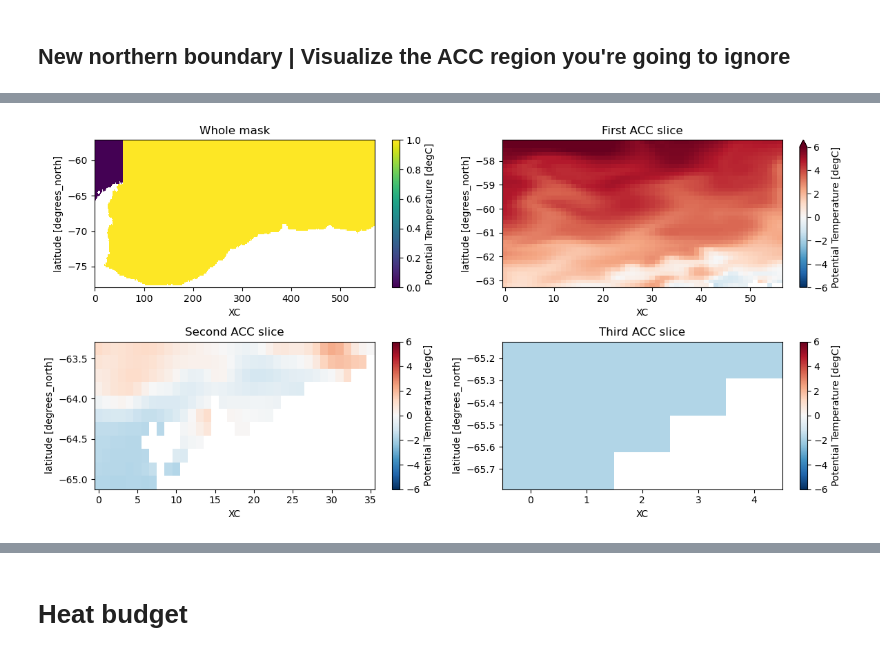
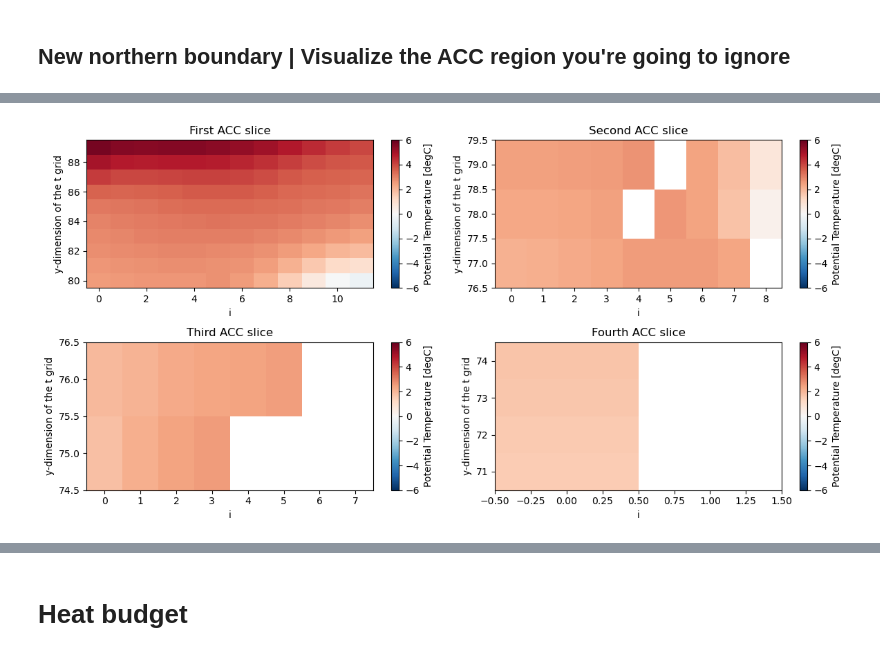
Before and after one commit to shanicetbailey/chapter1, a Jupyter notebook: ECCO-budgets/2_heat_salt_budget.ipynb, the cells around one changed output, grey strips where cells are left out. Drawn from its saved outputs; the diff is of its cells as text; code cells hidden in the pictures.

```diff
--- a/ECCO-budgets/2_heat_salt_budget.ipynb
+++ b/ECCO-budgets/2_heat_salt_budget.ipynb
@@ -85,9 +85,9 @@ Coordinates:
     oceTAUY    (time, j_g, i) float32 dask.array<chunksize=(1, 1, 90), meta=np.ndarray>
 # %%
 #view current coord structure of i
-coords.i.values
+coordsr.i.values
 #locate 0, that's where -180 is
-coords.i.values[50]
+coordsr.i.values[50]
 #create lon object to replace current i indexing
 lon = np.arange(-180, 180)
 #roll lon appropriately so new indexing values matches actual grid
@@ -95,5 +95,7 @@ lon_rolled = np.roll(lon, 50)
 #insert new lon indices for both i & i_g
 dsr['i'] = lon_rolled
 dsr['i_g'] = lon_rolled
+coordsr['i'] = lon_rolled
+coordsr['i_g'] = lon_rolled
 # %% [markdown]
 ## New northern boundary | Visualize the ACC region you're going to ignore
@@ -104,24 +124,20 @@ right_lon = 118 #30.5˚ #used to be 115
 lower_lat = 30 #~-80˚ #used to be 38
 upper_lat = 90 #-56.73891
 
-j_g_upper = 90 #-56.2021
-i_g_right = 118
-i_g_left = 22
-
 #set the boundaries
 lat_range = dict(j=slice(lower_lat, upper_lat))
 lon_range = dict(i=slice(left_lon, right_lon))
-lat_range_u = dict(j_g=slice(lower_lat, j_g_upper))
-lon_range_u = dict(i_g=slice(left_lon, i_g_right))
+lat_range_u = dict(j_g=slice(lower_lat, upper_lat))
+lon_range_u = dict(i_g=slice(left_lon, right_lon))
 
 t = 30
 level = 0
 
-coords = coordsr.isel(time=t, k=level, **lat_range, **lon_range, **lat_range_u, **lon_range_u)
-ds = dsr.isel(time=t, k=level, **lat_range, **lon_range, **lat_range_u, **lon_range_u)
+coords = coordsr.isel(**lat_range, **lon_range, **lat_range_u, **lon_range_u)
+ds = dsr.isel(**lat_range, **lon_range, **lat_range_u, **lon_range_u)
 # %%
-temp = ds.THETA[0,0].drop('XC')
-mask = coords.drop('XC').hFacC[0] > 0
+temp = ds.THETA[0,0].drop('i')
+mask = coords.drop('i').hFacC[0] > 0
 # %%
 temp.where(mask).plot();
 # %% [output]
@@ -140,16 +157,16 @@ mask_acc.where(mask).plot();
 # %%
 #visualize the 3 masks
 fig, ax = plt.subplots(2,2, figsize=(12,6))
 
-mask_acc.where(mask).plot(ax=ax[0,0])
-ax[0,0].set_title('Whole mask')
-temp.where(mask)[88:None, None:57].plot(ax=ax[0,1], cmap='RdBu_r', vmin=-6, vmax=6)
-ax[0,1].set_title('First ACC slice')
-temp.where(mask)[77:88, None:36].plot(ax=ax[1,0], cmap='RdBu_r', vmin=-6, vmax=6)
-ax[1,0].set_title('Second ACC slice')
-temp.where(mask)[73:77, None:5].plot(ax=ax[1,1], cmap='RdBu_r', vmin=-6, vmax=6)
-ax[1,1].set_title('Third ACC slice')
+temp.where(mask)[50:None, None:12].plot(ax=ax[0,0], cmap='RdBu_r', vmin=-6, vmax=6)
+ax[0,0].set_title('First ACC slice')
+temp.where(mask)[47:50, None:9].plot(ax=ax[0,1], cmap='RdBu_r', vmin=-6, vmax=6)
+ax[0,1].set_title('Second ACC slice')
+temp.where(mask)[45:47, None:8].plot(ax=ax[1,0], cmap='RdBu_r', vmin=-6, vmax=6)
+ax[1,0].set_title('Third ACC slice')
+temp.where(mask)[41:45, None:2].plot(ax=ax[1,1], cmap='RdBu_r', vmin=-6, vmax=6)
+ax[1,1].set_title('Fourth ACC slice')
 
 plt.tight_layout();
 # %% [output]
-[figure, old version]
+[figure, new version]
```
Also changed, not shown: parts of 53 cells of this notebook.
